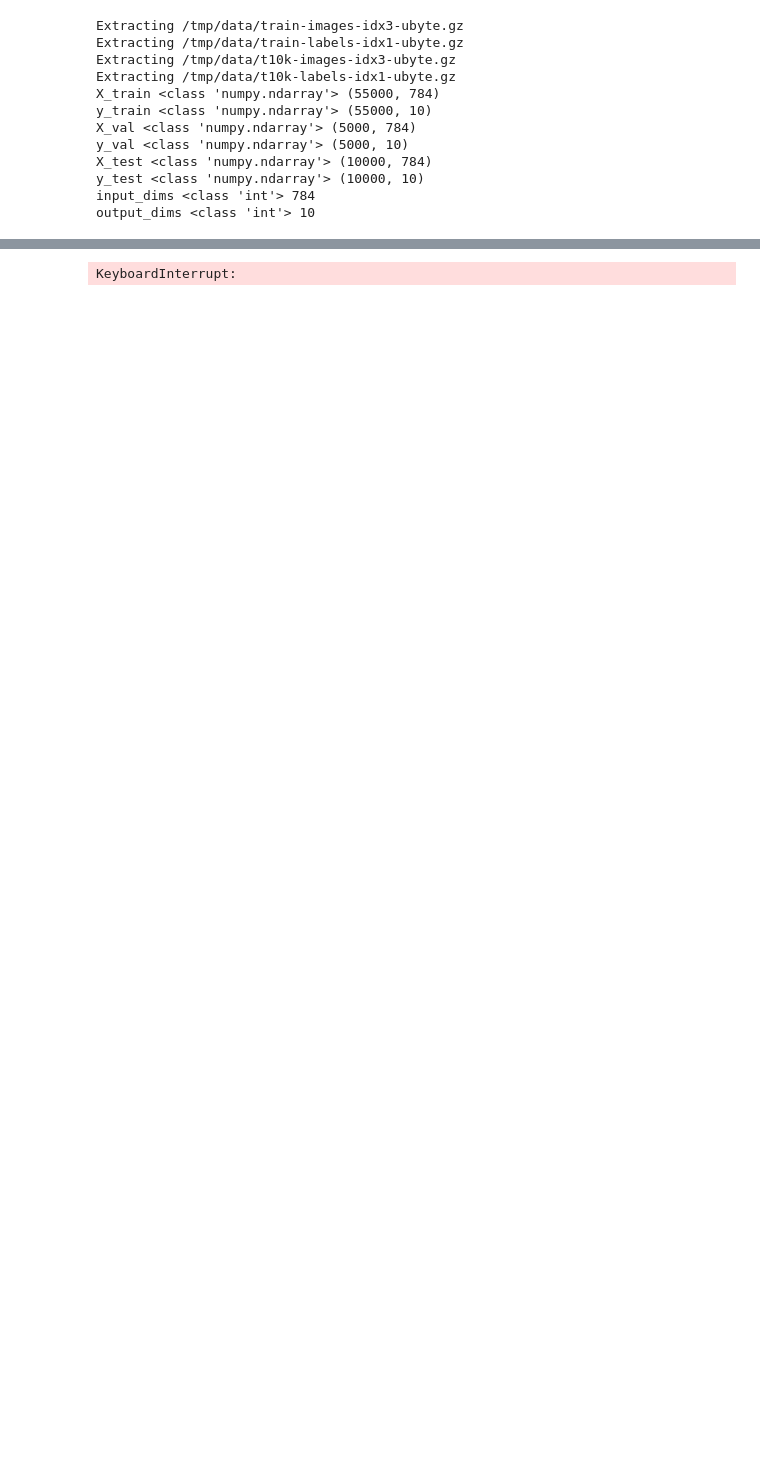
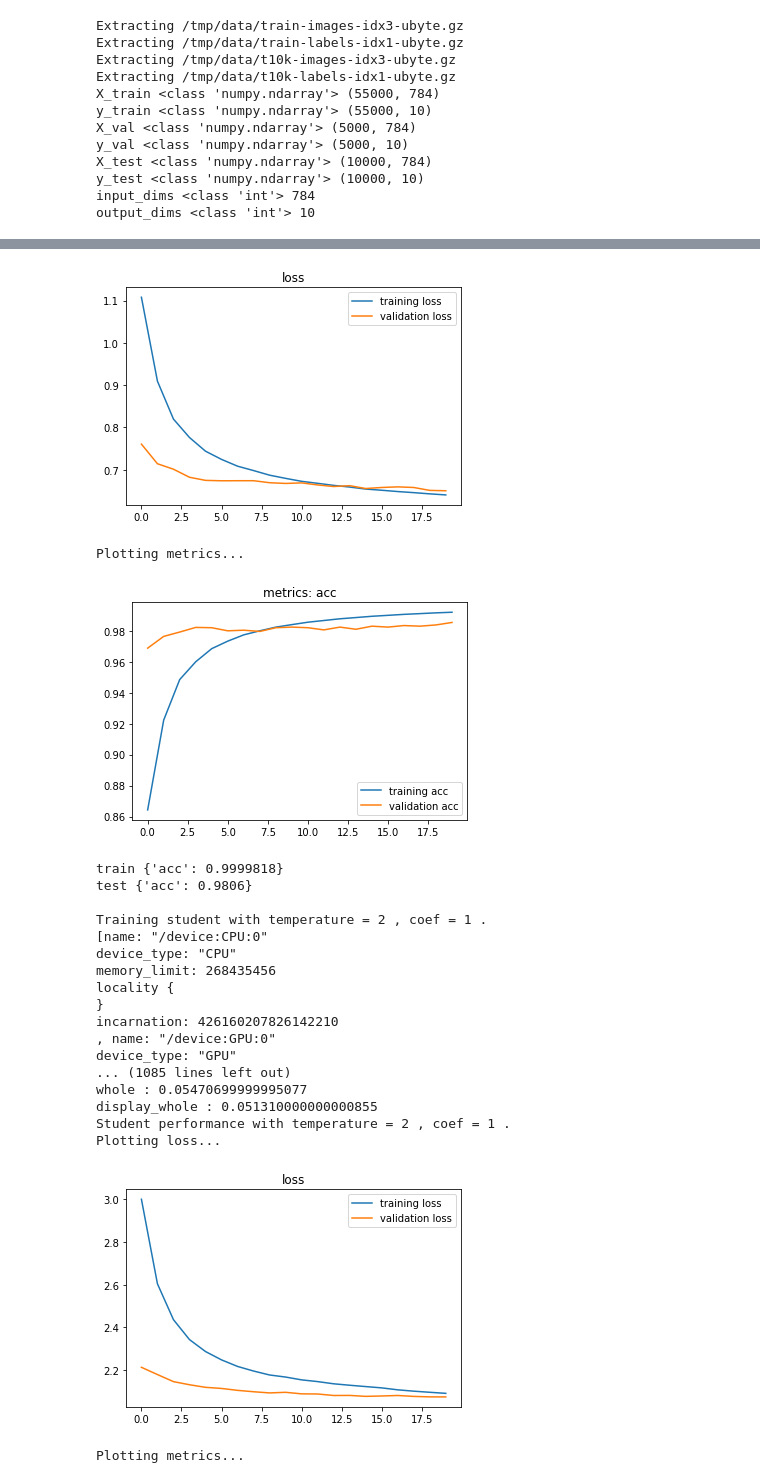
Before and after one commit to johnnyasd12/kd-tensorflow, a Jupyter notebook: KD_01.ipynb, the cells around one changed output, grey strips where cells are left out. Saved outputs shown, nothing was run; the diff lists cells and outputs as text; code cells hidden in the pictures; blank space fills up the shorter version.

```diff
--- a/KD_01.ipynb
+++ b/KD_01.ipynb
@@ -277,7 +303,7 @@ for temperature in temperatures:
             ,temperature=temperature
             ,coef_softloss= coef_softloss# * temperature**2
             ,val_set=[X_val,y_val,y_val_soft]
-            ,batch_size=32
+            ,batch_size=100
             ,n_epochs=20
             ,display_steps=100)
         # show result
@@ -310 +339,22 @@ Epoch 1 , step 1200 , loss= 10.347314 val_loss= 10.554319 , acc = 0.46875 val ac
+[figure, added]
-KeyboardInterrupt:
+Plotting metrics...
+[figure, added]
+train {'acc': 0.9999818}
+test {'acc': 0.9806}
+
+Training student with temperature = 2 , coef = 1 .
+[name: "/device:CPU:0"
+device_type: "CPU"
+memory_limit: 268435456
+locality {
+}
+incarnation: 426160207826142210
+, name: "/device:GPU:0"
+device_type: "GPU"
+... (1085 lines left out)
+whole : 0.05470699999995077
+display_whole : 0.051310000000000855
+Student performance with temperature = 2 , coef = 1 .
+Plotting loss...
+[figure, added]
+Plotting metrics...
```
Also changed, not shown: parts of 11 cells of this notebook.
